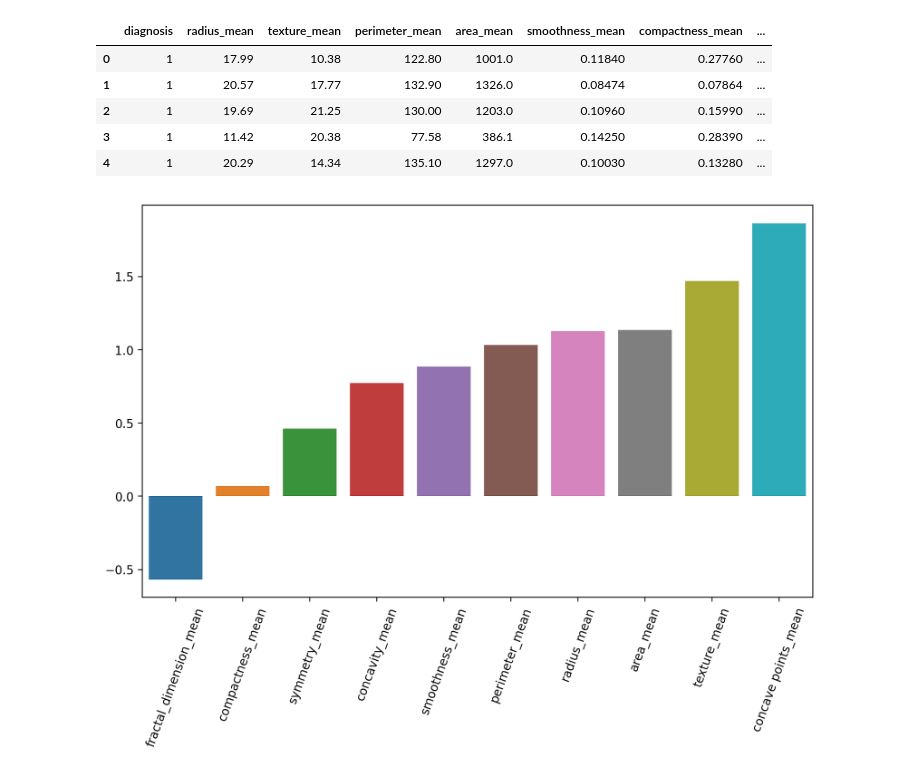
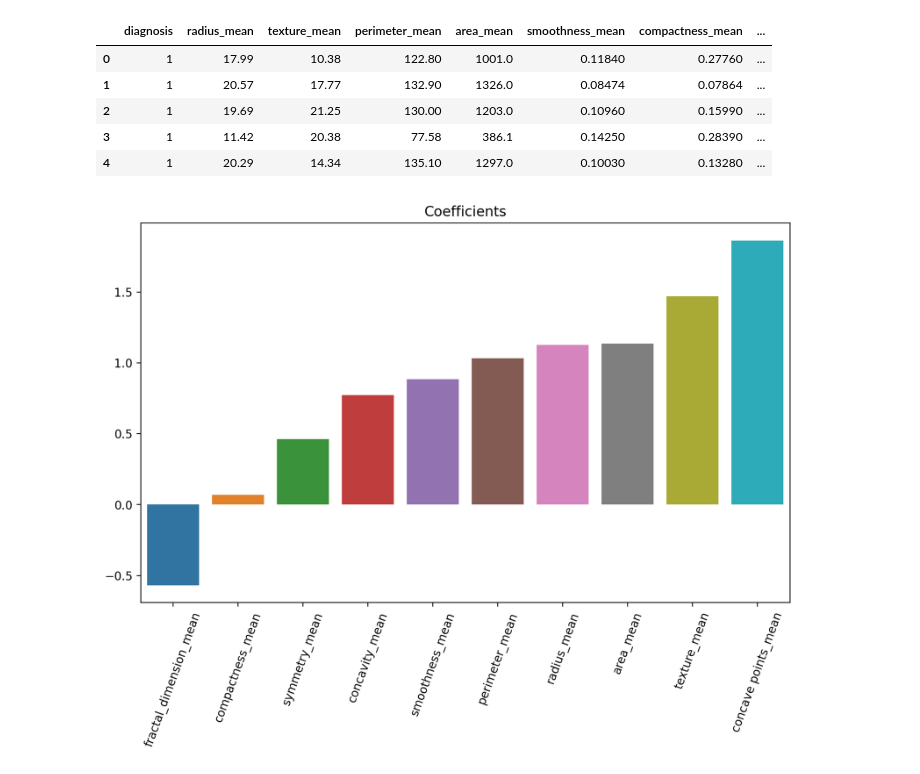
Before and after one commit to datathon21/breast_cancer_prediction, a Jupyter notebook: my_notebook.ipynb, the cells around one changed output. Drawn from its saved outputs; the diff is of its cells as text; code cells hidden in the pictures.

Commit message:
Done with plots

```diff
--- a/my_notebook.ipynb
+++ b/my_notebook.ipynb
@@ -332,6 +332,8 @@ coefs = coefs.sort_values()
 # %%
 plt.figure(figsize=(10,6),dpi=200)
 plt.xticks(rotation=70)
-sns.barplot(x=coefs.index,y=coefs.values);
+plt.title('Coefficients')
+sns.barplot(x=coefs.index,y=coefs.values)
+plt.savefig('coefs.jpg')
 # %% [output]
-[figure, old version]
+[figure, new version]
```
